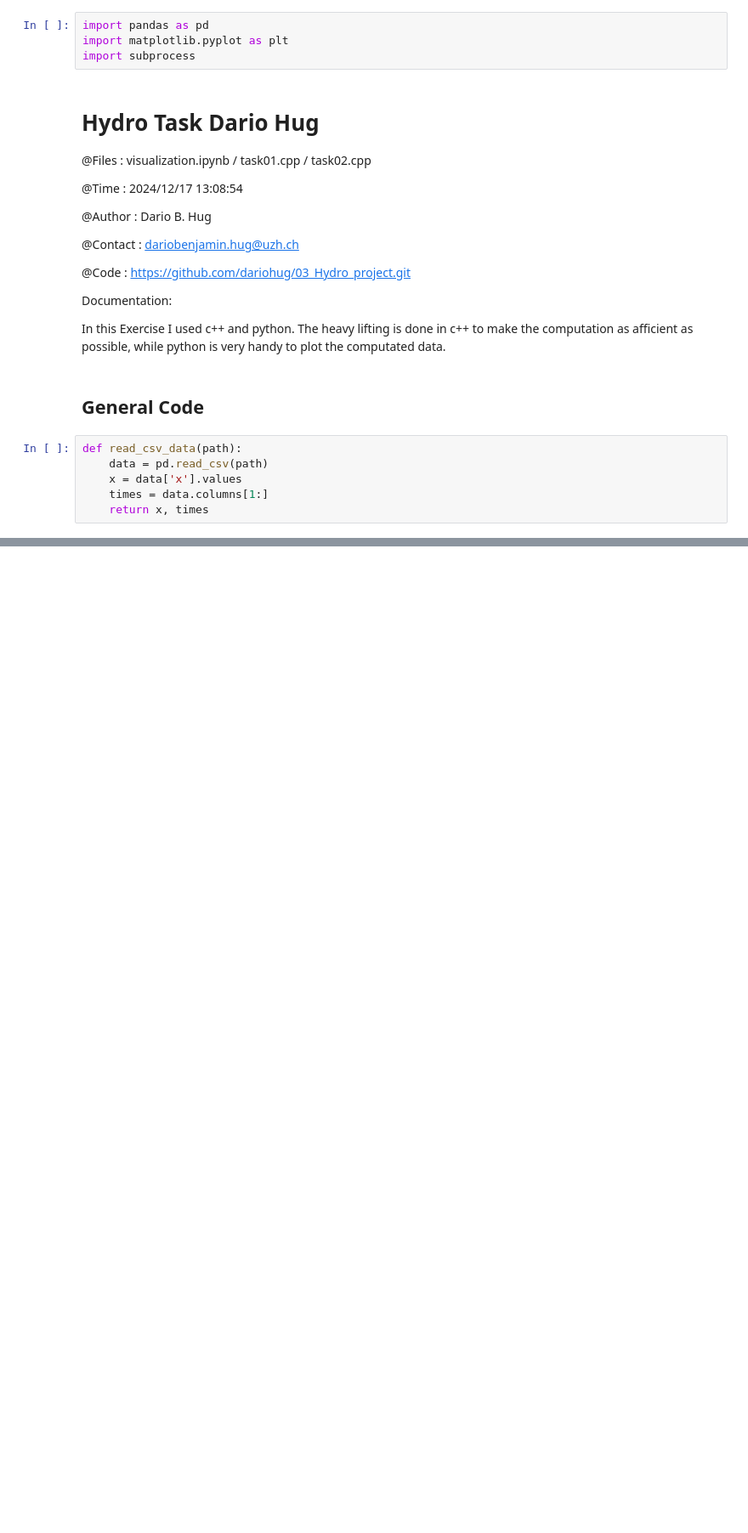
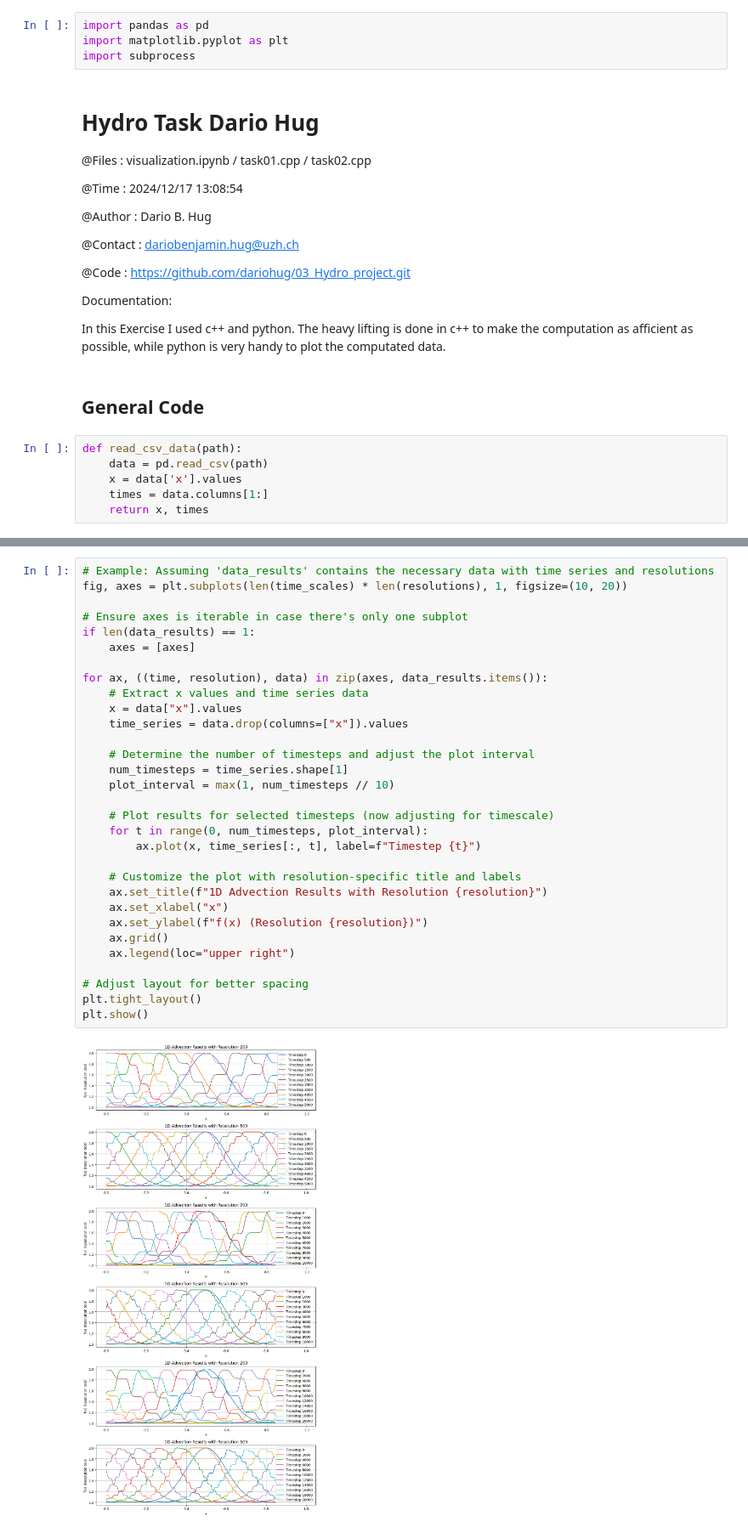
Before and after one commit to dariohug/03_Hydro_project, a Jupyter notebook: visualization.ipynb, the cells around one changed output, grey strips where cells are left out. Shown at 85% size. Cells and saved outputs as stored; diff of their text form; blank space fills up the shorter version.

```diff
--- a/visualization.ipynb
+++ b/visualization.ipynb
@@ -110,0 +223,33 @@ plt.show()
+# %%
+# Example: Assuming 'data_results' contains the necessary data with time series and resolutions
+fig, axes = plt.subplots(len(time_scales) * len(resolutions), 1, figsize=(10, 20))
+
+# Ensure axes is iterable in case there's only one subplot
+if len(data_results) == 1:
+    axes = [axes]
+
+for ax, ((time, resolution), data) in zip(axes, data_results.items()):
+    # Extract x values and time series data
+    x = data["x"].values
+    time_series = data.drop(columns=["x"]).values
+
+    # Determine the number of timesteps and adjust the plot interval
+    num_timesteps = time_series.shape[1]
+    plot_interval = max(1, num_timesteps // 10)
+
+    # Plot results for selected timesteps (now adjusting for timescale)
+    for t in range(0, num_timesteps, plot_interval):
+        ax.plot(x, time_series[:, t], label=f"Timestep {t}")
+
+    # Customize the plot with resolution-specific title and labels
+    ax.set_title(f"1D Advection Results with Resolution {resolution}")
+    ax.set_xlabel("x")
+    ax.set_ylabel(f"f(x) (Resolution {resolution})")
+    ax.grid()
+    ax.legend(loc="upper right")
+
+# Adjust layout for better spacing
+plt.tight_layout()
+plt.show()
+# %% [output]
+[figure, added]
```
Also changed, not shown: parts of 7 cells of this notebook, 6 other files.
